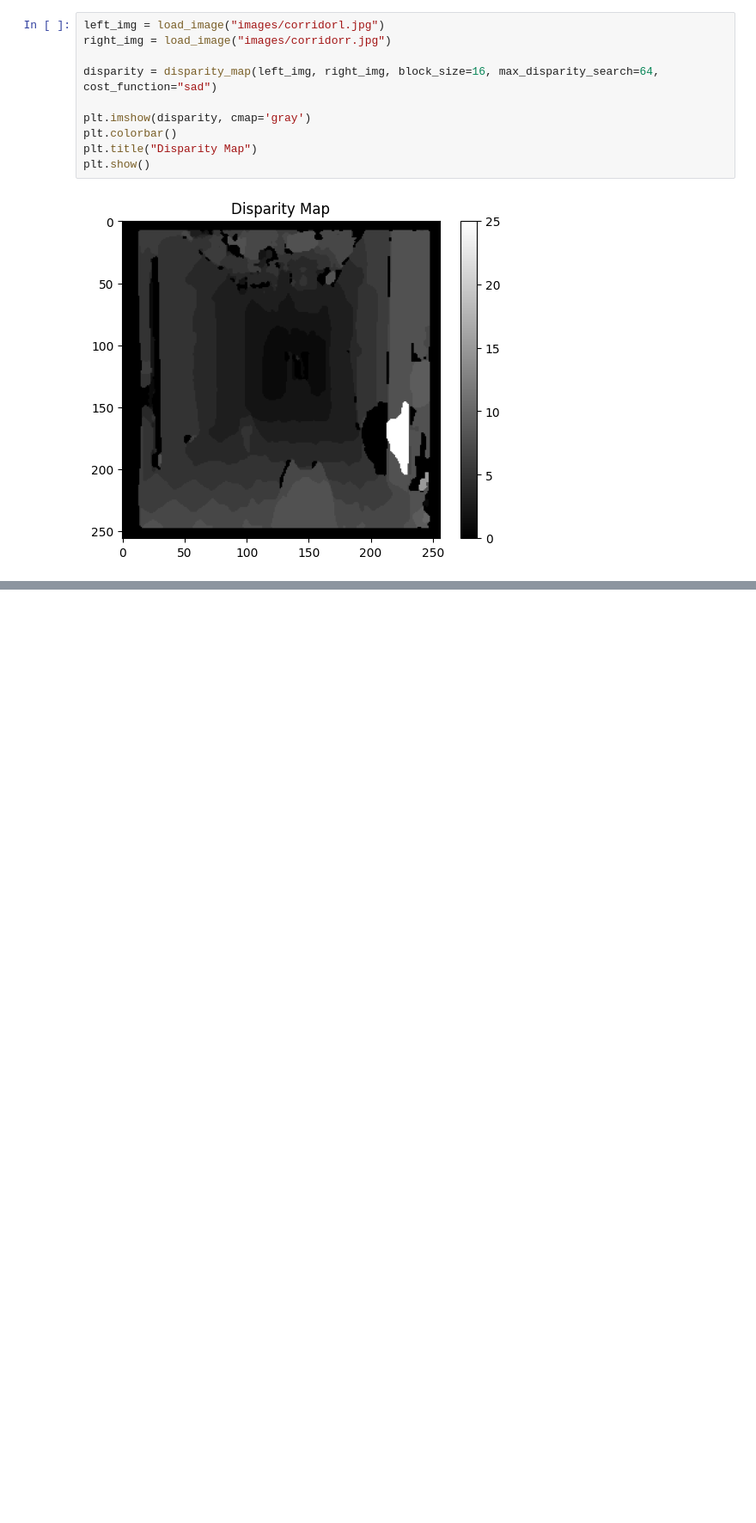
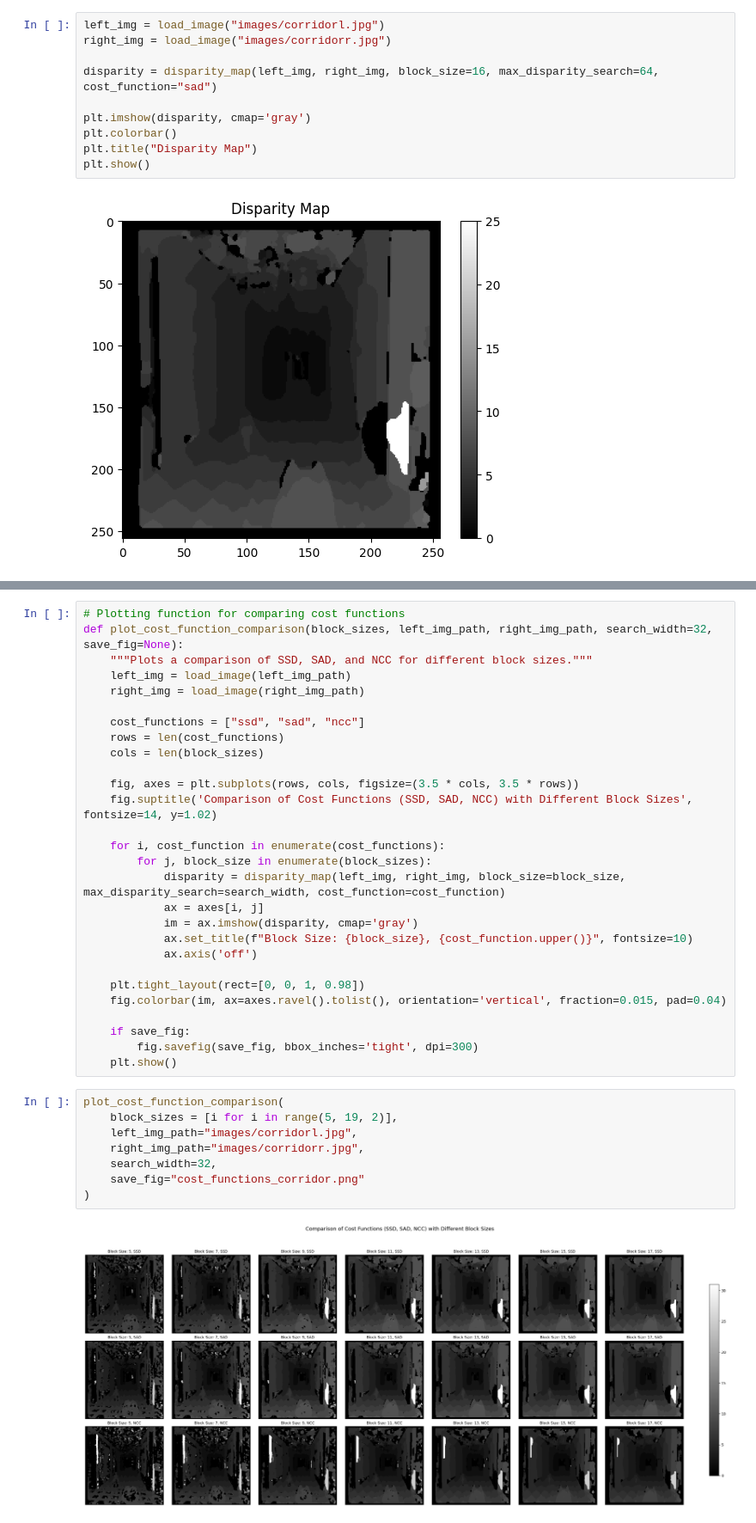
Before and after one commit to SkAndMl/AI6121-Computer-Vision, a Jupyter notebook: Assignment-2 Disparity/disaprity.ipynb, the cells around one changed output, grey strips where cells are left out. Shown at 86% size. Saved outputs shown, nothing was run; the diff lists cells and outputs as text; blank space fills up the shorter version.

Commit message:
comparing cost functions

```diff
--- a/Assignment-2 Disparity/disaprity.ipynb
+++ b/Assignment-2 Disparity/disaprity.ipynb
@@ -186,0 +184,38 @@ plot_param_matrix(
+# %%
+# Plotting function for comparing cost functions
+def plot_cost_function_comparison(block_sizes, left_img_path, right_img_path, search_width=32, save_fig=None):
+    """Plots a comparison of SSD, SAD, and NCC for different block sizes."""
+    left_img = load_image(left_img_path)
+    right_img = load_image(right_img_path)
+
+    cost_functions = ["ssd", "sad", "ncc"]
+    rows = len(cost_functions)
+    cols = len(block_sizes)
+
+    fig, axes = plt.subplots(rows, cols, figsize=(3.5 * cols, 3.5 * rows))
+    fig.suptitle('Comparison of Cost Functions (SSD, SAD, NCC) with Different Block Sizes', fontsize=14, y=1.02)
+
+    for i, cost_function in enumerate(cost_functions):
+        for j, block_size in enumerate(block_sizes):
+            disparity = disparity_map(left_img, right_img, block_size=block_size, max_disparity_search=search_width, cost_function=cost_function)
+            ax = axes[i, j]
+            im = ax.imshow(disparity, cmap='gray')
+            ax.set_title(f"Block Size: {block_size}, {cost_function.upper()}", fontsize=10)
+            ax.axis('off')
+
+    plt.tight_layout(rect=[0, 0, 1, 0.98])
+    fig.colorbar(im, ax=axes.ravel().tolist(), orientation='vertical', fraction=0.015, pad=0.04)
+
+    if save_fig:
+        fig.savefig(save_fig, bbox_inches='tight', dpi=300)
+    plt.show()
+# %%
+plot_cost_function_comparison(
+    block_sizes = [i for i in range(5, 19, 2)],
+    left_img_path="images/corridorl.jpg",
+    right_img_path="images/corridorr.jpg",
+    search_width=32,
+    save_fig="cost_functions_corridor.png"
+)
+# %% [output]
+[figure, added]
```
Also changed, not shown: parts of 5 cells of this notebook, 4 other files.
